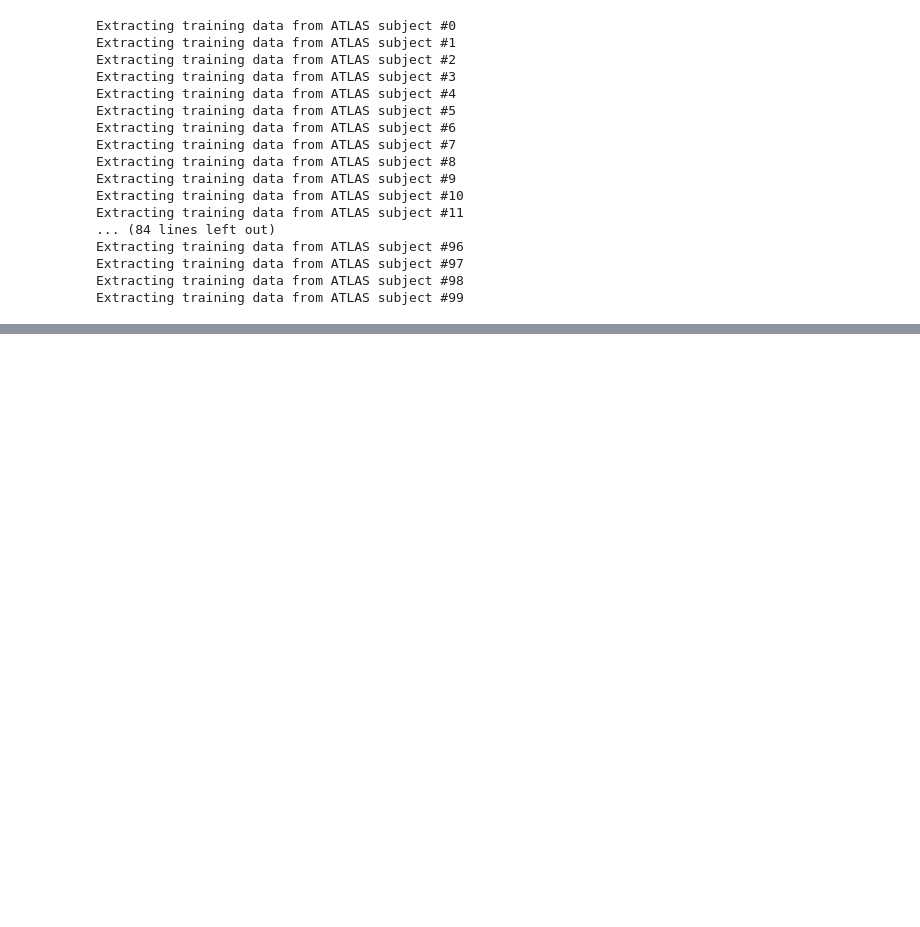
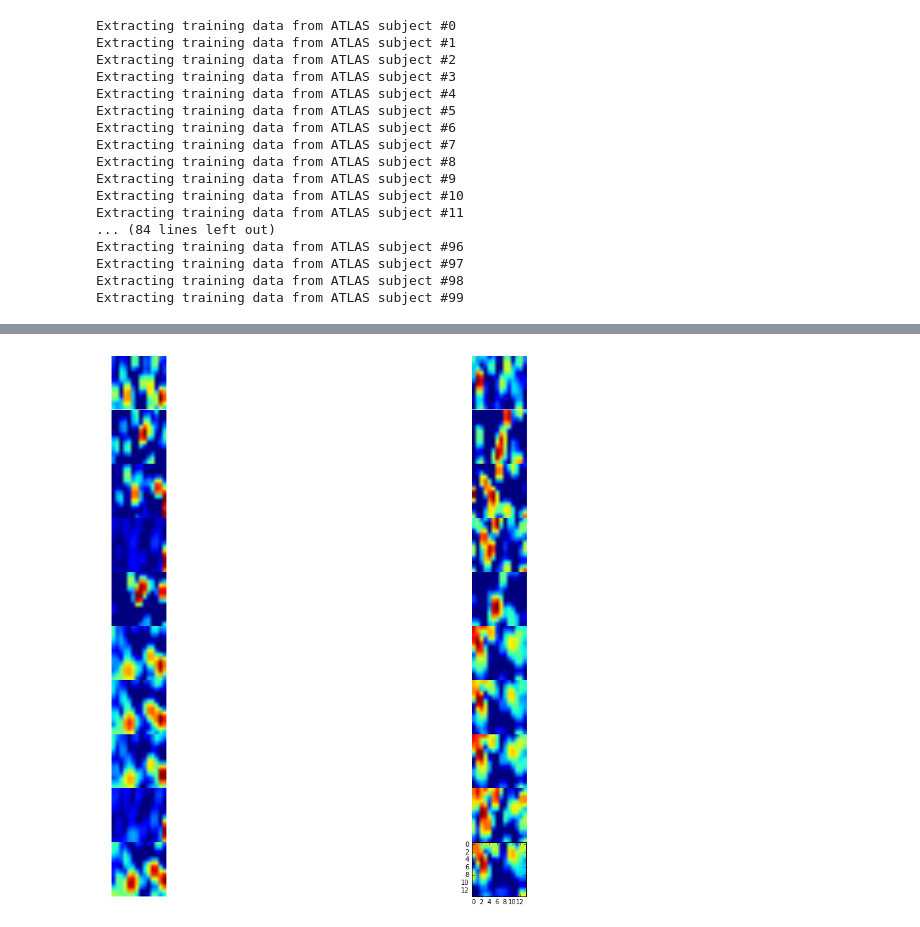
Before and after one commit to chengsoonong/crowdastro, a Jupyter notebook: notebooks/14_cnn.ipynb, the cells around one changed output, grey strips where cells are left out. Saved outputs shown, nothing was run; the diff lists cells and outputs as text; code cells hidden in the pictures; blank space fills up the shorter version.

```diff
--- a/notebooks/14_cnn.ipynb
+++ b/notebooks/14_cnn.ipynb
@@ -203,0 +305,5 @@ training_outputs = numpy.array(training_outputs, dtype=float)
+# %%
+get_convolutional_output = keras.backend.function([model.layers[0].input],
+                                                  [model.layers[2].get_output()])
+# %%
+a = get_convolutional_output([xs_train])
@@ -203,0 +318,15 @@ training_outputs = numpy.array(training_outputs, dtype=float)
+# %%
+
+matplotlib.pyplot.figure(figsize=(15, 15))
+for i in range(10):
+    matplotlib.pyplot.axis('off')
+    matplotlib.pyplot.subplot(10, 2, i*2+1)
+    matplotlib.pyplot.imshow(a[0][0, i])
+    matplotlib.pyplot.axis('off')
+    matplotlib.pyplot.subplot(10, 2, i*2+2)
+    matplotlib.pyplot.imshow(a[0][1, i])
+
+matplotlib.pyplot.subplots_adjust(wspace=1, hspace=0.001)
+matplotlib.pyplot.show()
+# %% [output]
+[figure, added]
```
Also changed, not shown: parts of 13 cells of this notebook.
